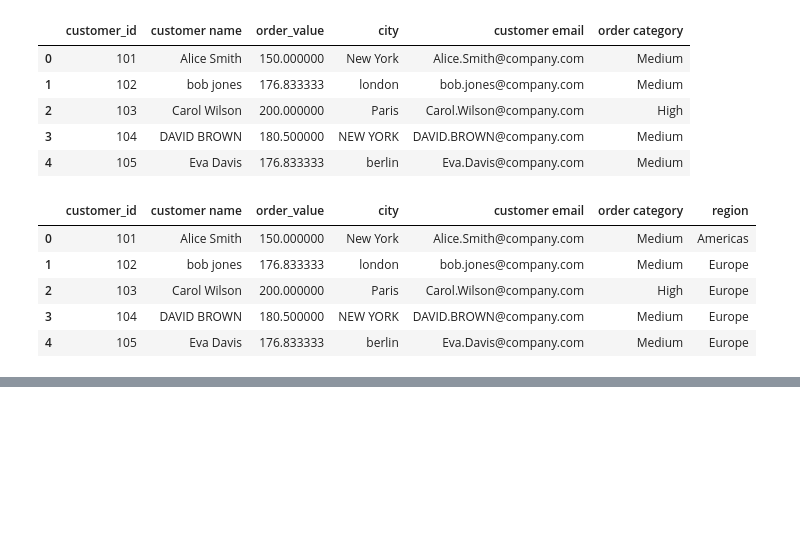
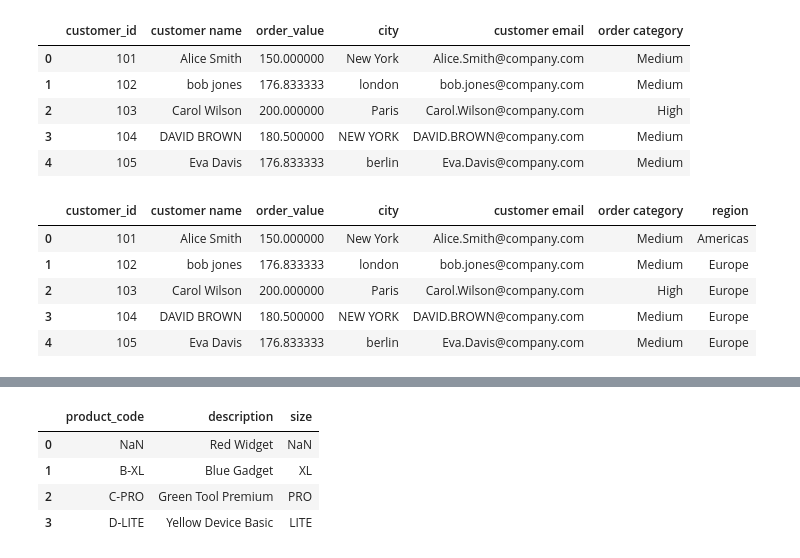
Before and after one commit to KEN-DATALABS/PROJECT-LIST, a Jupyter notebook: OneDrive/Documents/List Project/Project3.ipynb, the cells around one changed output, grey strips where cells are left out. Drawn from its saved outputs; the diff is of its cells as text; code cells hidden in the pictures; blank space fills up the shorter version.

```diff
--- a/OneDrive/Documents/List Project/Project3.ipynb
+++ b/OneDrive/Documents/List Project/Project3.ipynb
@@ -333,0 +382,8 @@ df.head()
+# %%
+products.head()
+# %% [output]
+|  | product_code | description | size |
+| 0 | NaN | Red Widget | NaN |
+| 1 | B-XL | Blue Gadget | XL |
+| 2 | C-PRO | Green Tool Premium | PRO |
+| 3 | D-LITE | Yellow Device Basic | LITE |
```
Also changed, not shown: parts of 7 cells of this notebook.
